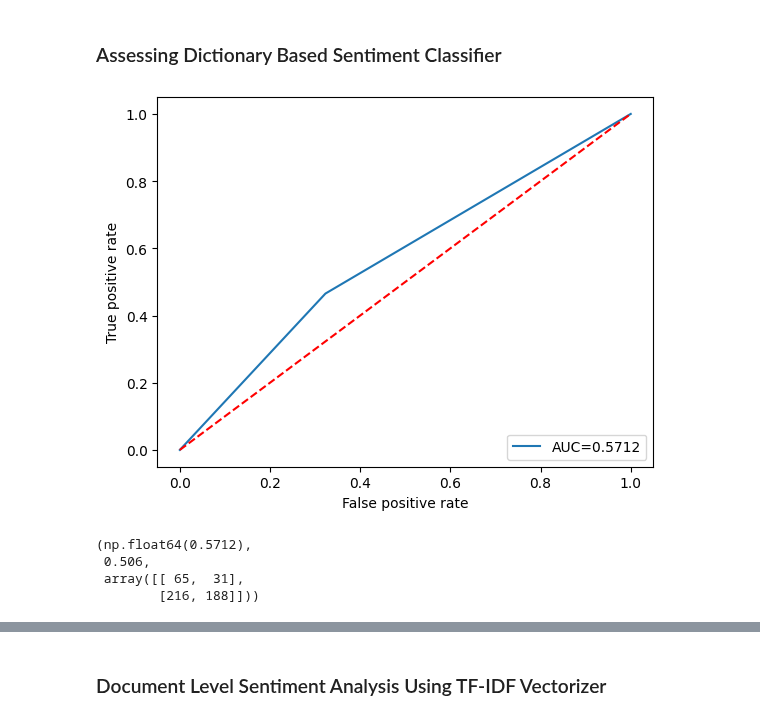
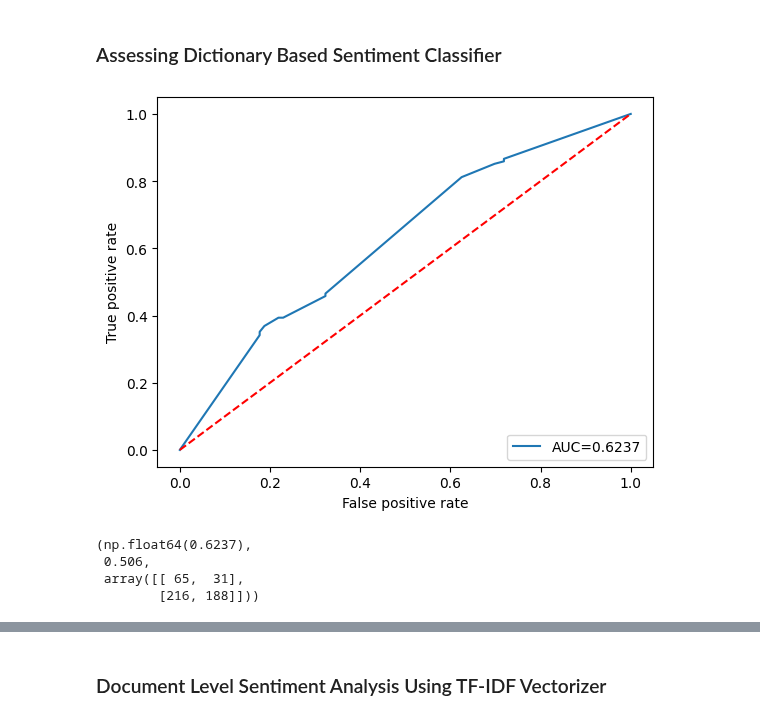
Before and after one commit to busrakasabali/Delta_Task_2, a Jupyter notebook: Delta_Task_2.ipynb, the cells around one changed output, grey strips where cells are left out. Saved outputs shown, nothing was run; the diff lists cells and outputs as text; code cells hidden in the pictures.

```diff
--- a/Delta_Task_2.ipynb
+++ b/Delta_Task_2.ipynb
@@ -381,13 +376,12 @@ def assess_sentiment_classifier(y_test, y_pred_prob, cut_off=0.5, plot_roc=True)
     return(auc, acc, cmat)
 # %% [markdown]
 ### Assessing Dictionary Based Sentiment Classifier
-# %%
-# Here for y_pred variable I am using discrete class predictions because in our dictionary based analysis we have a sentiment score
-# which is not between 0 and 1
-assess_sentiment_classifier(y_tweets_test, dc_test_discrete, plot_roc=True)
-# %% [output]
-[figure, removed]
-(np.float64(0.5712),
- 0.506,
- array([[ 65,  31],
-        [216, 188]]))
+# %%
+#We make the cut_off=0 because the dictionary returns score in range (-1,1) where score<0 is negative while score>0 is positive
+assess_sentiment_classifier(y_tweets_test, dc_test_sentiment_scores, cut_off = 0,plot_roc=True)
+# %% [output]
+[figure, added]
+(np.float64(0.6237),
+ 0.506,
+ array([[ 65,  31],
+        [216, 188]]))
```
Also changed, not shown: parts of 10 cells of this notebook.
